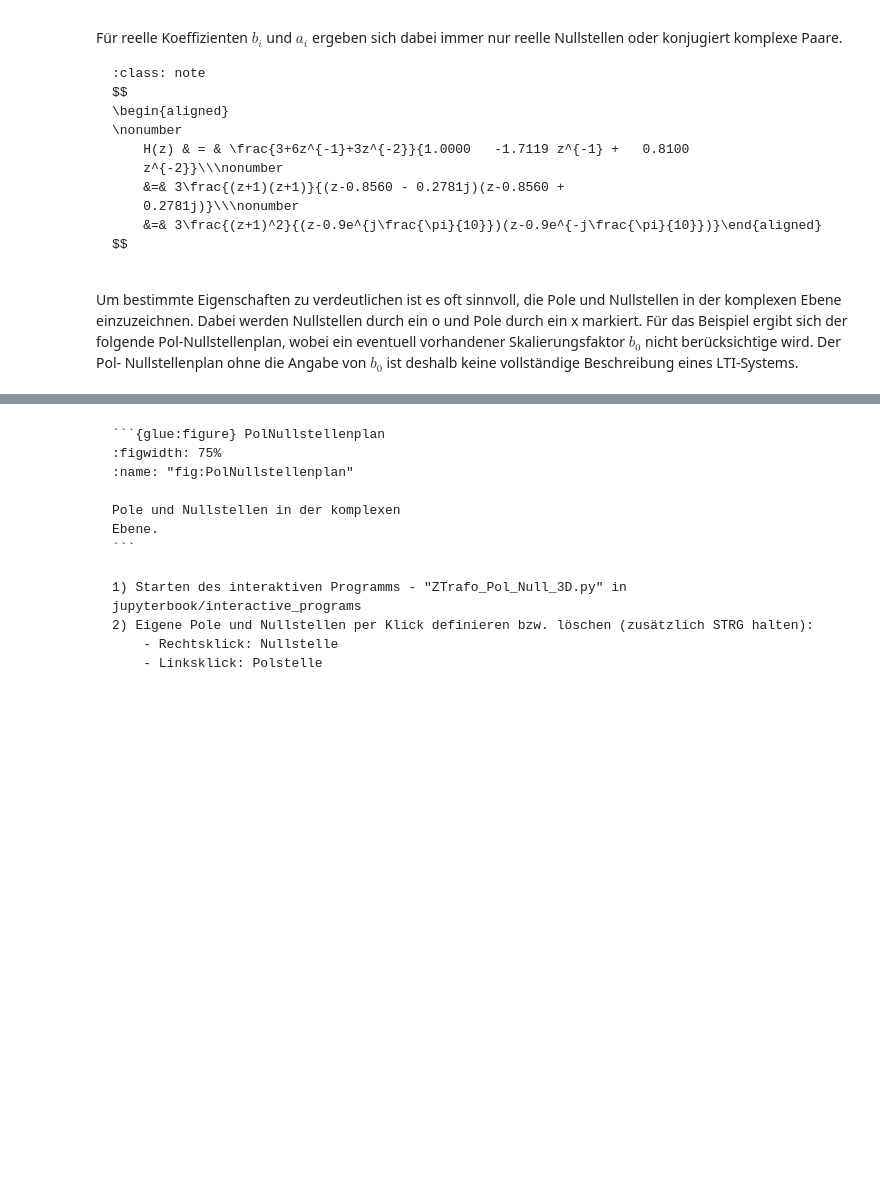
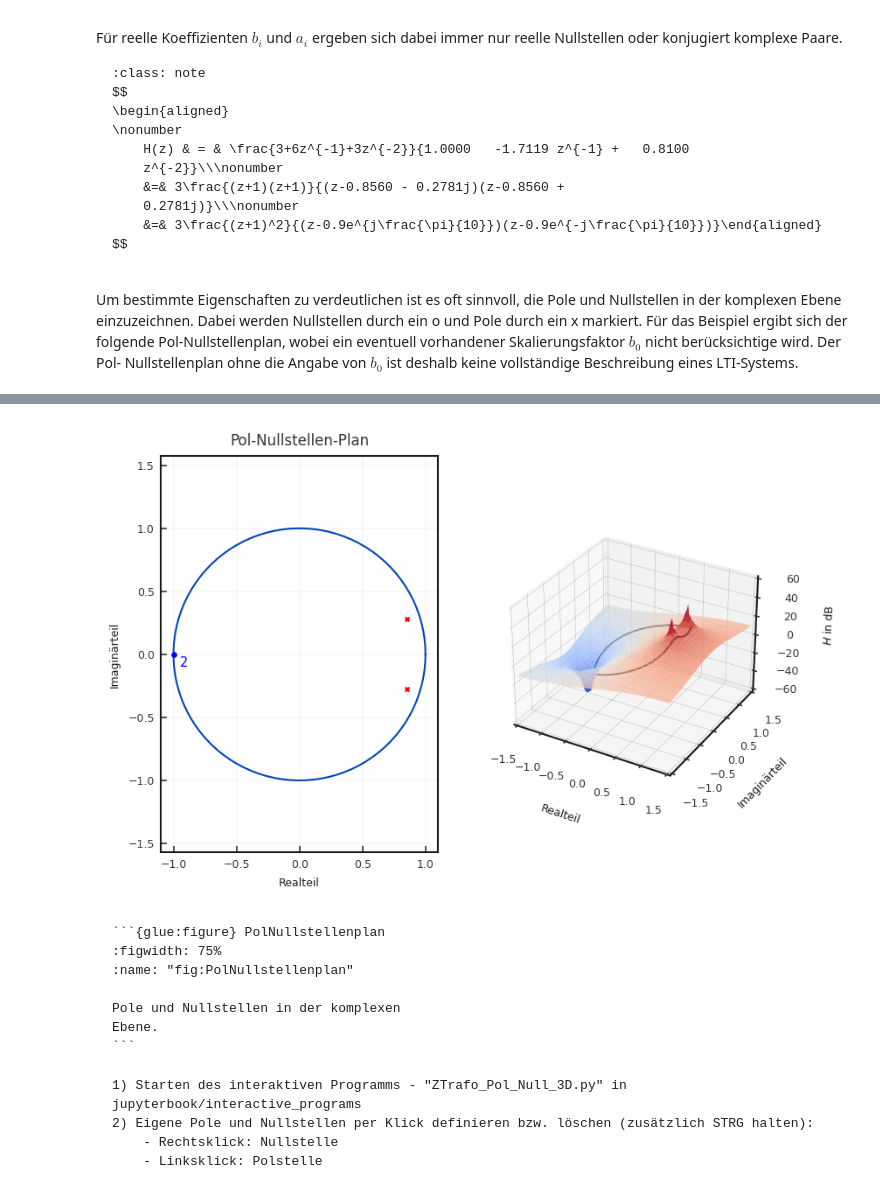
Before and after one commit to JoergBitzer/Signalverarbeitung_Vorlesungsskript, a Jupyter notebook: _sources/ztrafo.ipynb, the cells around one changed output, grey strips where cells are left out. Drawn from its saved outputs; the diff is of its cells as text; code cells hidden in the pictures; blank space fills up the shorter version.

`````diff
--- a/_sources/ztrafo.ipynb
+++ b/_sources/ztrafo.ipynb
@@ -630,8 +630,8 @@ poles = [0.8560 + 0.2781j]
 zeros = [-1+0j]
 #poles_conj = [0]*2
 #zeros_conj = [0]*2
-fig, (ax_pz, ax_3d) = pyplot.subplots(1, 2, subplot_kw=dict(None, projection="polar"))
-#ax_pz = fig.add_subplot(121)
+fig = pyplot.figure()
+ax_pz = fig.add_subplot(121)
 
 ax_pz.plot(circle.real, circle.imag)
 ax_pz.set(xlabel=r'Realteil', ylabel=r'Imaginärteil',
@@ -652,8 +652,7 @@ Z = H_from_pole_zero(C)
 
 Y = Y.imag
 
-#ax_3d = fig.add_subplot(122, projection='3d')
-#ax_3d = fig.gca(projection='3d')
+ax_3d = fig.add_subplot(122, projection='3d')
 ax_3d.plot_surface(X,Y,Z, cmap=cm.coolwarm, alpha=0.8)
 X_c = circle.real
 Y_c = circle.imag
@@ -669,3 +668,4 @@ ax_3d.set_zlabel(r'$H$ in dB')
 # pyplot.show()
 
 glue("PolNullstellenplan", fig, display=False)
+# %% [output]
@@ -672,3 +673,4 @@ glue("PolNullstellenplan", fig, display=False)
+[figure, added]
 # %% [markdown]
 ````{tabbed} Buchabbildung
 ```{glue:figure} PolNullstellenplan
`````
Also changed, not shown: parts of 3 cells of this notebook, 22 other files.
